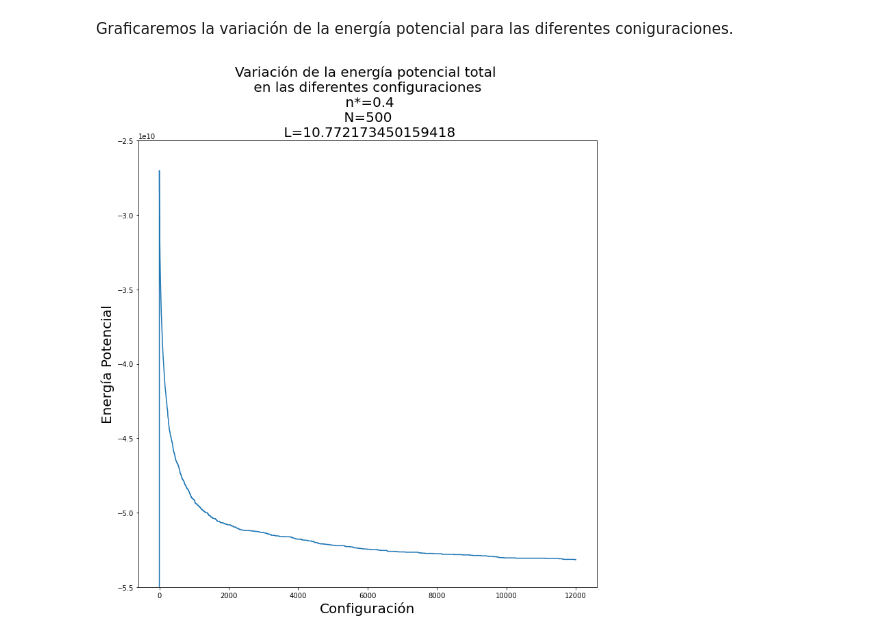
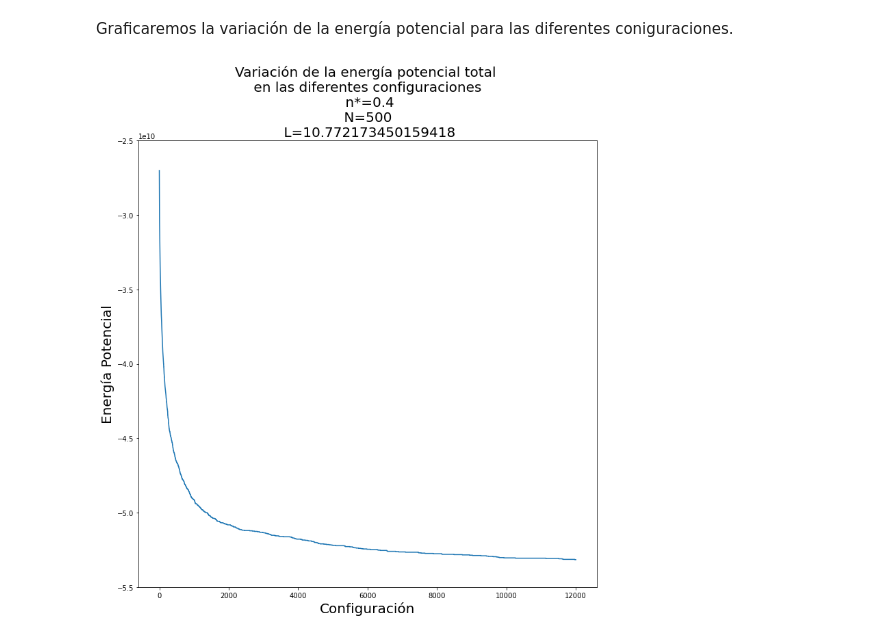
Before and after one commit to FidelNavarro/Desarrollo-Experimental-2, a Jupyter notebook: Tarea 3/Tarea3_FidelN.ipynb, the cells around one changed output. Cells and saved outputs as stored; diff of their text form; code cells hidden in the pictures.

```diff
--- a/Tarea 3/Tarea3_FidelN.ipynb
+++ b/Tarea 3/Tarea3_FidelN.ipynb
@@ -450,16 +450,16 @@ Graficaremos la variación de la energía potencial para las diferentes conigura
 # %%
 fig, ax = plt.subplots(1,1)
 fig.set_size_inches(12,12)
 
-ax.plot(np.linspace(0,nStep+1,nStep+1), vTraza)
+ax.plot(np.linspace(0,nStep,nStep), vTraza)
 
 ax.set_title("Variación de la energía potencial total \n en las diferentes configuraciones \n n*=" + str(n) +"\n N="+str(N)+" \n L="+str(L), size=20)
 ax.set_ylabel("Energía Potencial", size=20)
 ax.set_xlabel("Configuración", size=20)
 ax.set_ylim(-5.5E+10, -2.5E+10)
 
 fig.savefig('T3_Act3_n04_N500_Confi_Energia', dpi=fig.dpi, facecolor="white")
 
 plt.show()
 # %% [output]
-[figure, old version]
+[figure, new version]
```
Also changed, not shown: parts of 1 cell of this notebook, 1 other file.
